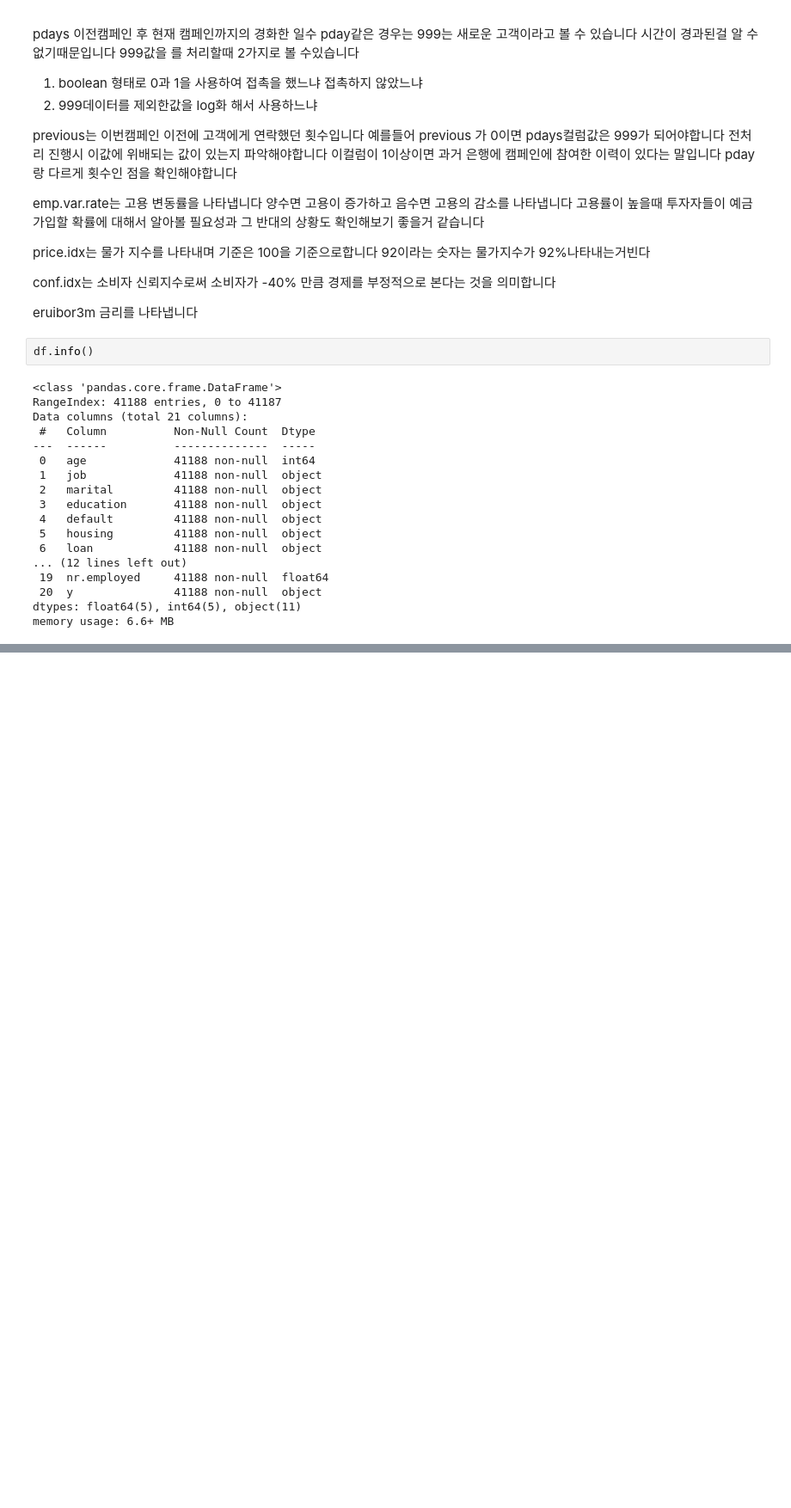
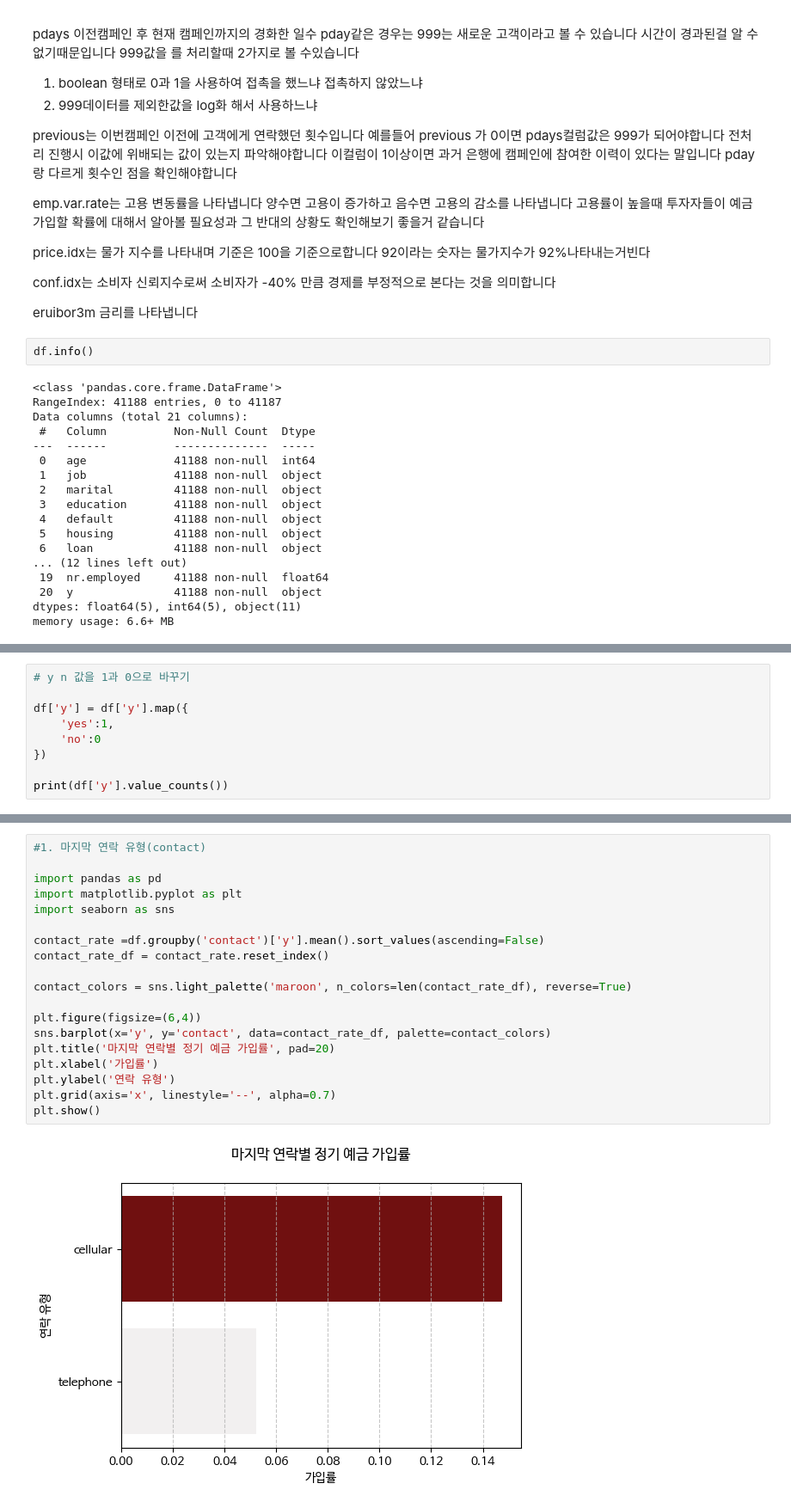
Before and after one commit to forexms78/AI-05-, a Jupyter notebook: 미션4_2팀_박병호.ipynb, the cells around one changed output, grey strips where cells are left out. Shown: that part at 86% size. Saved outputs shown, nothing was run; the diff lists cells and outputs as text; blank space fills up the shorter version.

```diff
--- a/미션4_2팀_박병호.ipynb
+++ b/미션4_2팀_박병호.ipynb
@@ -138,0 +161,9 @@ memory usage: 6.6+ MB
+# %%
+# y n 값을 1과 0으로 바꾸기
+
+df['y'] = df['y'].map({
+    'yes':1,
+    'no':0
+})
+
+print(df['y'].value_counts())
@@ -138,0 +185,21 @@ memory usage: 6.6+ MB
+# %%
+#1. 마지막 연락 유형(contact)
+
+import pandas as pd
+import matplotlib.pyplot as plt
+import seaborn as sns
+
+contact_rate =df.groupby('contact')['y'].mean().sort_values(ascending=False)
+contact_rate_df = contact_rate.reset_index()
+
+contact_colors = sns.light_palette('maroon', n_colors=len(contact_rate_df), reverse=True)
+
+plt.figure(figsize=(6,4))
+sns.barplot(x='y', y='contact', data=contact_rate_df, palette=contact_colors)
+plt.title('마지막 연락별 정기 예금 가입률', pad=20)
+plt.xlabel('가입률')
+plt.ylabel('연락 유형')
+plt.grid(axis='x', linestyle='--', alpha=0.7)
+plt.show()
+# %% [output]
+[figure, added]
```
Also changed, not shown: parts of 63 cells of this notebook.
